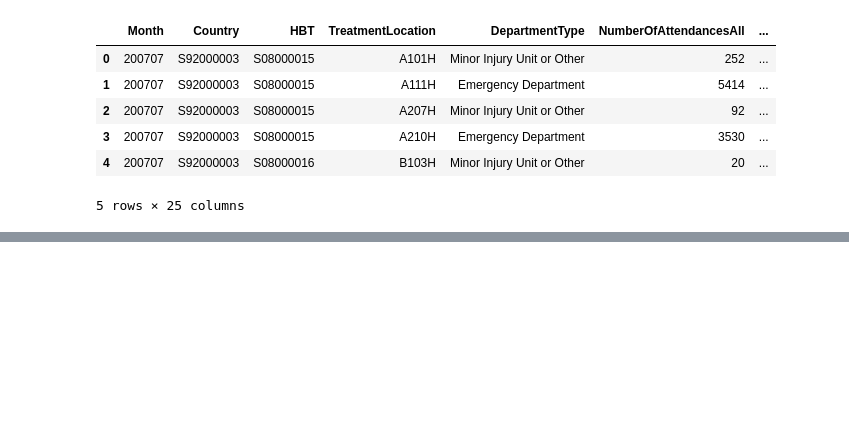
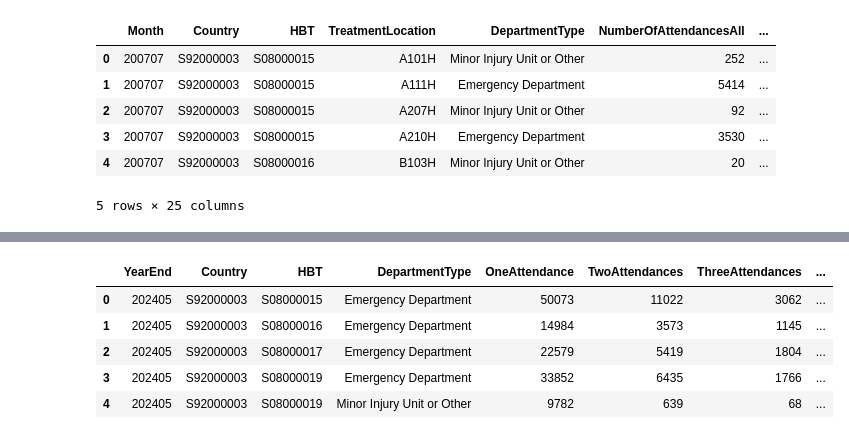
Before and after one commit to shivigupta0106/Public-Health-Scotland, a Jupyter notebook: Predictive Models.ipynb, the cells around one changed output, grey strips where cells are left out. Cells and saved outputs as stored; diff of their text form; code cells hidden in the pictures; blank space fills up the shorter version.

```diff
--- a/Predictive Models.ipynb
+++ b/Predictive Models.ipynb
@@ -21,3 +21,10 @@ df_month_attendances= pd.read_csv(url4)
 url_hospital = 'https://www.opendata.nhs.scot/dataset/cbd1802e-0e04-4282-88eb-d7bdcfb120f0/resource/c698f450-eeed-41a0-88f7-c1e40a568acc/download/hospitals.csv'
 df_hospital = pd.read_csv(url_hospital)
 #df_hospital : A list of all NHS hospitals across Scotland and associated geographic information. It should be noted that this list contains all hospitals in Scotland, not only acute hospitals.
+
+url_demographics= 'https://www.opendata.nhs.scot/dataset/997acaa5-afe0-49d9-b333-dcf84584603d/resource/6abbf8e4-e4e0-4a56-a7b9-f7c7b4171ff3/download/opendata_monthly_ae_demographics_202405.csv'
+df_demographics= pd.read_csv(url_demographics)
+
+url_multiple_attendance= 'https://www.opendata.nhs.scot/dataset/997acaa5-afe0-49d9-b333-dcf84584603d/resource/0ca3b959-b758-4532-bb55-aa86da28679e/download/opendata_monthly_ae_multiple_attendances_202405.csv'
+df_multi_attendance= pd.read_csv(url_multiple_attendance)
+#This data resource contains multiple attendances statistics on new and unplanned return attendances at Accident and Emergency (A&E) services across Scotland for the latest 12 month period.
@@ -71,0 +94,9 @@ df_hospital.head()
+# %%
+df_multi_attendance.head()
+# %% [output]
+|  | YearEnd | Country | HBT | DepartmentType | OneAttendance | TwoAttendances | ThreeAttendances | ... |
+| 0 | 202405 | S92000003 | S08000015 | Emergency Department | 50073 | 11022 | 3062 | ... |
+| 1 | 202405 | S92000003 | S08000016 | Emergency Department | 14984 | 3573 | 1145 | ... |
+| 2 | 202405 | S92000003 | S08000017 | Emergency Department | 22579 | 5419 | 1804 | ... |
+| 3 | 202405 | S92000003 | S08000019 | Emergency Department | 33852 | 6435 | 1766 | ... |
+| 4 | 202405 | S92000003 | S08000019 | Minor Injury Unit or Other | 9782 | 639 | 68 | ... |
```
Also changed, not shown: parts of 4 cells of this notebook.
